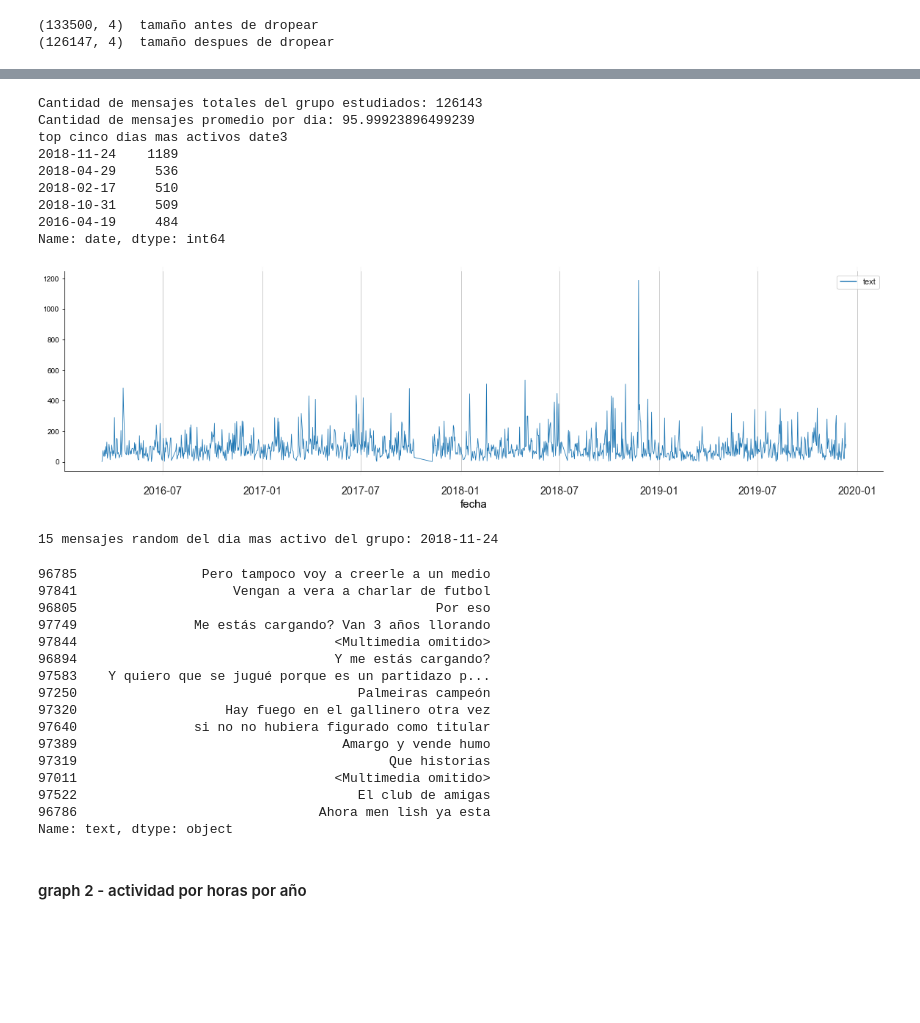
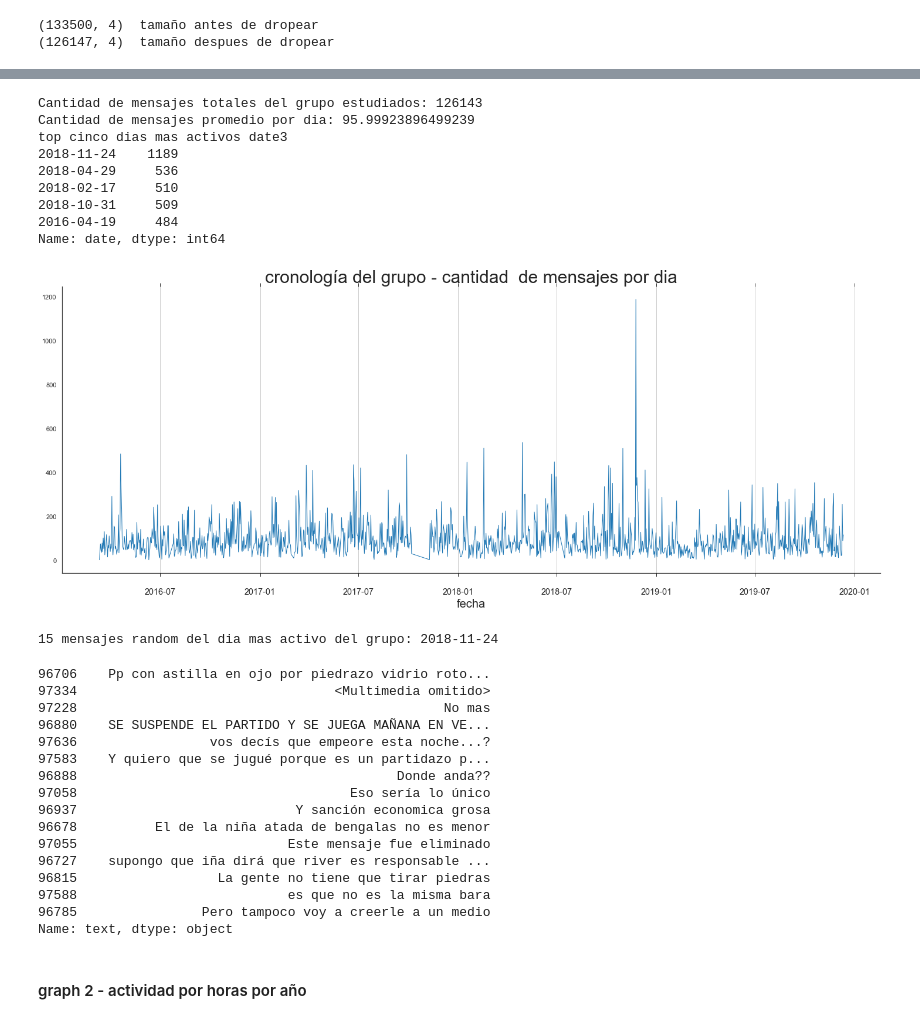
Before and after one commit to joaquin-tempelsman/data-stories, a Jupyter notebook: Whatsapp group - analytics/notebook - DH.ipynb, the cells around one changed output, grey strips where cells are left out. Drawn from its saved outputs; the diff is of its cells as text; code cells hidden in the pictures; blank space fills up the shorter version.

Commit message:
update - graph looks

```diff
--- a/Whatsapp group - analytics/notebook - DH.ipynb
+++ b/Whatsapp group - analytics/notebook - DH.ipynb
@@ -62,7 +62,7 @@ for i in range(1,len(sentences)-1):
     df = df.append(serie, ignore_index=True)
 export_csv = df.to_csv (r'chats-data2')
 # %%
-df = pd.read_csv('chats-datadh')
+df = pd.read_csv('chats-data')
 # %%
 print(df.shape,' tamaño antes de dropear')
 df = df.dropna(axis=0, how='any') # tira las filas que tienen al menos un registro NaN/NaT
@@ -82,6 +82,7 @@ df['weekdaynr'] = df.date.dt.weekday
 df['hour'] = df.date.dt.hour
 df['date3'] = df.date.dt.date
 df['date4'] = df.date.dt.strftime('%m-%Y')
+df['weekdaynr'] = df.date.dt.weekday
 
 
 
@@ -101,4 +102,6 @@ df.sample(3)
 # %%
+df['weekdaynr'] = df.date.dt.weekday
+
 weekDays = ["Lunes","Martes","Miercoles","Jueves","Viernes","Sabado","Domingo"]
 #df['weekday'] = weekDays[df['weekday']]
 
@@ -115,47 +118,48 @@ df.sample(3)
 
 #df['date4'] = (df.date.dt.month, df.date.dt.year) = *
 # %%
+
+
 df_graph1 = df.groupby('date3').count()
 
 
 
-a4_dims = (20, 5)
+a4_dims = (25, 9)
 fig, ax = pyplot.subplots(figsize=a4_dims)
-#sns.set()
 sns.set(style="white")
-#sns.set_context("poster")
-plt.xlabel('fecha', fontsize=15)
+
+plt.xlabel('fecha', fontsize=20)
 x = df_graph1.index
 y = df_graph1.text
-#ax.set_xticklabels(['zero','two','four','six'])
-#ax.set_xticks([df.year])
-ax.tick_params(axis='x',pad=15,labelsize='large', reset=True, gridOn=True ,width=0.05)
 
-#plt.xticks(np.arange(min(x), max(x)+1, 1.0))
-#ax.xaxis.set_ticks()
-
+ax.tick_params(axis='x',pad=15,labelsize='large', reset=True, gridOn=True ,width=1)
 dates = df['date4']
 
 data = df_graph1.text
 datamean = data.rolling(5).mean()
 sns.despine()
+plt.title('cronología del grupo - cantidad  de mensajes por dia', fontsize=30)
 
-sns.lineplot(data=[data], palette="tab10", linewidth=0.8)#, title='historia del grupo!)
+
+
+
+
+sns.lineplot(data=[data], palette="tab10", linewidth=1, legend=False)#, title='historia del grupo!)
 #sns.regplot(x=df_graph1,y= df_graph1.text,data=data, fit_reg=True)
 print('Cantidad de mensajes totales del grupo estudiados:',df.text.count())
 print('Cantidad de mensajes promedio por dia:',df_graph1.date.mean())
 print('top cinco dias mas activos',df_graph1.date.sort_values(ascending=False)[0:5])
 # %% [output]
 Cantidad de mensajes totales del grupo estudiados: 126143
 Cantidad de mensajes promedio por dia: 95.99923896499239
 top cinco dias mas activos date3
 2018-11-24    1189
 2018-04-29     536
 2018-02-17     510
 2018-10-31     509
 2016-04-19     484
 Name: date, dtype: int64
-[figure, old version]
+[figure, new version]
 # %%
 top_chat_day = df_graph1.date.sort_values(ascending=False).index[0]
 
@@ -163,21 +167,21 @@ print('15 mensajes random del dia mas activo del grupo:',top_chat_day)
 df.loc[df['date3'] == top_chat_day].text.sample(15)
 # %% [output]
 15 mensajes random del dia mas activo del grupo: 2018-11-24
+96706    Pp con astilla en ojo por piedrazo vidrio roto...
+97334                                 <Multimedia omitido>
+97228                                               No mas
+96880    SE SUSPENDE EL PARTIDO Y SE JUEGA MAÑANA EN VE...
+97636                 vos decís que empeore esta noche...?
+97583    Y quiero que se jugué porque es un partidazo p...
+96888                                         Donde anda??
+97058                                   Eso sería lo único
+96937                            Y sanción economica grosa
+96678          El de la niña atada de bengalas no es menor
+97055                           Este mensaje fue eliminado
+96727    supongo que iña dirá que river es responsable ...
+96815                  La gente no tiene que tirar piedras
+97588                           es que no es la misma bara
 96785                Pero tampoco voy a creerle a un medio
-97841                    Vengan a vera a charlar de futbol
-96805                                              Por eso
-97749               Me estás cargando? Van 3 años llorando
-97844                                 <Multimedia omitido>
-96894                                 Y me estás cargando?
-97583    Y quiero que se jugué porque es un partidazo p...
-97250                                    Palmeiras campeón
-97320                   Hay fuego en el gallinero otra vez
-97640               si no no hubiera figurado como titular
-97389                                  Amargo y vende humo
-97319                                        Que historias
-97011                                 <Multimedia omitido>
-97522                                    El club de amigas
-96786                               Ahora men lish ya esta
 Name: text, dtype: object
 # %% [markdown]
  #### graph 2 - actividad por horas por año
```
Also changed, not shown: parts of 9 cells of this notebook, 5 other files.
